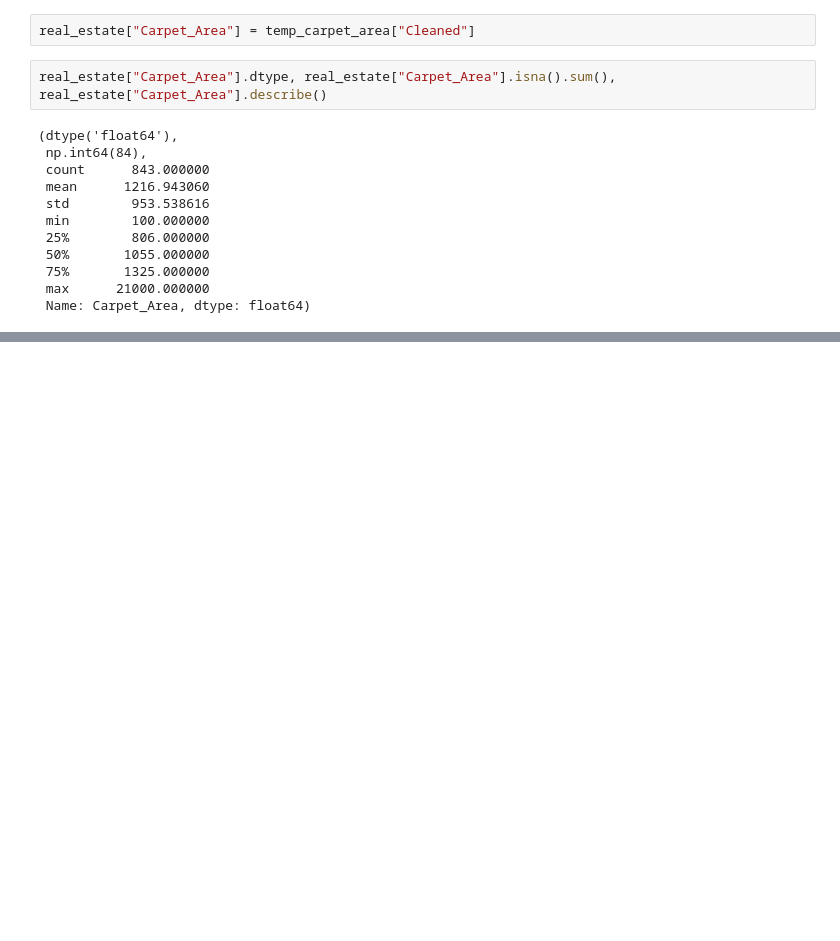
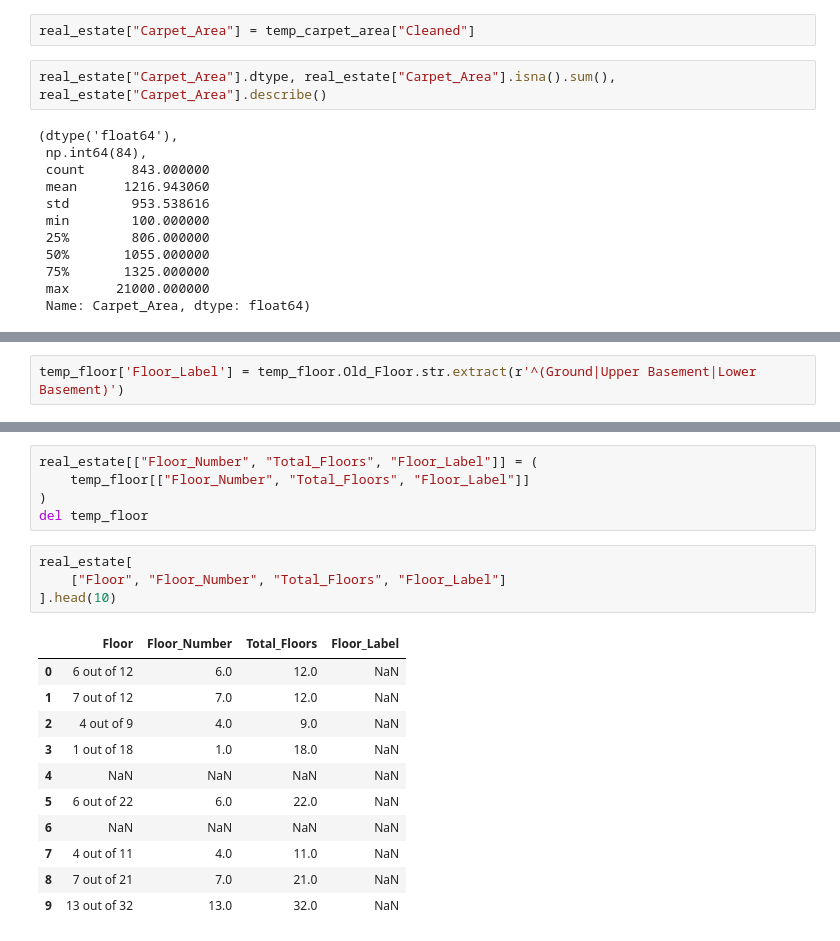
Before and after one commit to Omkesh-Bash/pune-real-estate-data-cleaning, a Jupyter notebook: notebooks/Pune_Real_Estate_Data_Cleaning.ipynb, the cells around one changed output, grey strips where cells are left out. Saved outputs shown, nothing was run; the diff lists cells and outputs as text; blank space fills up the shorter version.

```diff
--- a/notebooks/Pune_Real_Estate_Data_Cleaning.ipynb
+++ b/notebooks/Pune_Real_Estate_Data_Cleaning.ipynb
@@ -674,0 +784,2 @@ real_estate["Carpet_Area"].dtype, real_estate["Carpet_Area"].isna().sum(), real_
+# %%
+temp_floor['Floor_Label'] = temp_floor.Old_Floor.str.extract(r'^(Ground|Upper Basement|Lower Basement)')
@@ -674,0 +835,21 @@ real_estate["Carpet_Area"].dtype, real_estate["Carpet_Area"].isna().sum(), real_
+# %%
+real_estate[["Floor_Number", "Total_Floors", "Floor_Label"]] = (
+    temp_floor[["Floor_Number", "Total_Floors", "Floor_Label"]]
+)
+del temp_floor
+# %%
+real_estate[
+    ["Floor", "Floor_Number", "Total_Floors", "Floor_Label"]
+].head(10)
+# %% [output]
+|  | Floor | Floor_Number | Total_Floors | Floor_Label |
+| 0 | 6 out of 12 | 6.0 | 12.0 | NaN |
+| 1 | 7 out of 12 | 7.0 | 12.0 | NaN |
+| 2 | 4 out of 9 | 4.0 | 9.0 | NaN |
+| 3 | 1 out of 18 | 1.0 | 18.0 | NaN |
+| 4 | NaN | NaN | NaN | NaN |
+| 5 | 6 out of 22 | 6.0 | 22.0 | NaN |
+| 6 | NaN | NaN | NaN | NaN |
+| 7 | 4 out of 11 | 4.0 | 11.0 | NaN |
+| 8 | 7 out of 21 | 7.0 | 21.0 | NaN |
+| 9 | 13 out of 32 | 13.0 | 32.0 | NaN |
```
Also changed, not shown: parts of 18 cells of this notebook.
